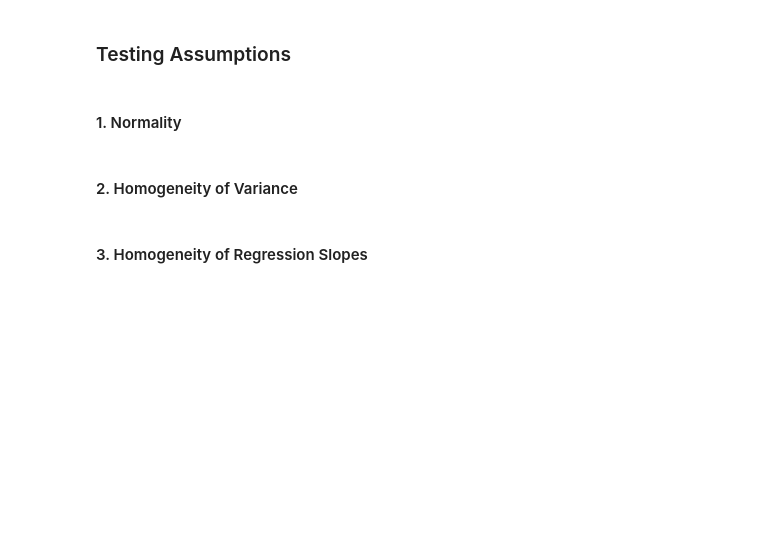
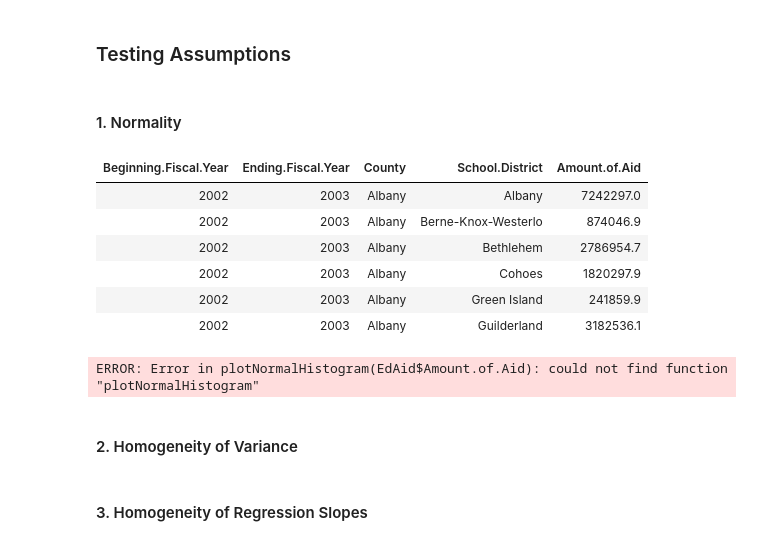
Before and after one commit to AlbiKovi/DSO110---Final-Group-Project, a Jupyter notebook: DSO110 - Final Group Project - Lottery - R Notebook.ipynb, the cells around one changed output. Saved outputs shown, nothing was run; the diff lists cells and outputs as text; code cells hidden in the pictures; blank space fills up the shorter version.

```diff
--- a/DSO110 - Final Group Project - Lottery - R Notebook.ipynb
+++ b/DSO110 - Final Group Project - Lottery - R Notebook.ipynb
@@ -478,3 +481,18 @@ plotNormalHistogram(cellPhone$Night.Mins)
+# %%
+head(EdAid)
+# %% [output]
+| Beginning.Fiscal.Year | Ending.Fiscal.Year | County | School.District | Amount.of.Aid |
+| 2002 | 2003 | Albany | Albany | 7242297.0 |
+| 2002 | 2003 | Albany | Berne-Knox-Westerlo | 874046.9 |
+| 2002 | 2003 | Albany | Bethlehem | 2786954.7 |
+| 2002 | 2003 | Albany | Cohoes | 1820297.9 |
+| 2002 | 2003 | Albany | Green Island | 241859.9 |
+| 2002 | 2003 | Albany | Guilderland | 3182536.1 |
+# %%
+
+plotNormalHistogram(EdAid$Amount.of.Aid)
+# %% [output]
+ERROR: Error in plotNormalHistogram(EdAid$Amount.of.Aid): could not find function "plotNormalHistogram"
 # %% [markdown]
 #### 2. Homogeneity of Variance
 # %%
```
Also changed, not shown: parts of 3 cells of this notebook, 1 other file.
